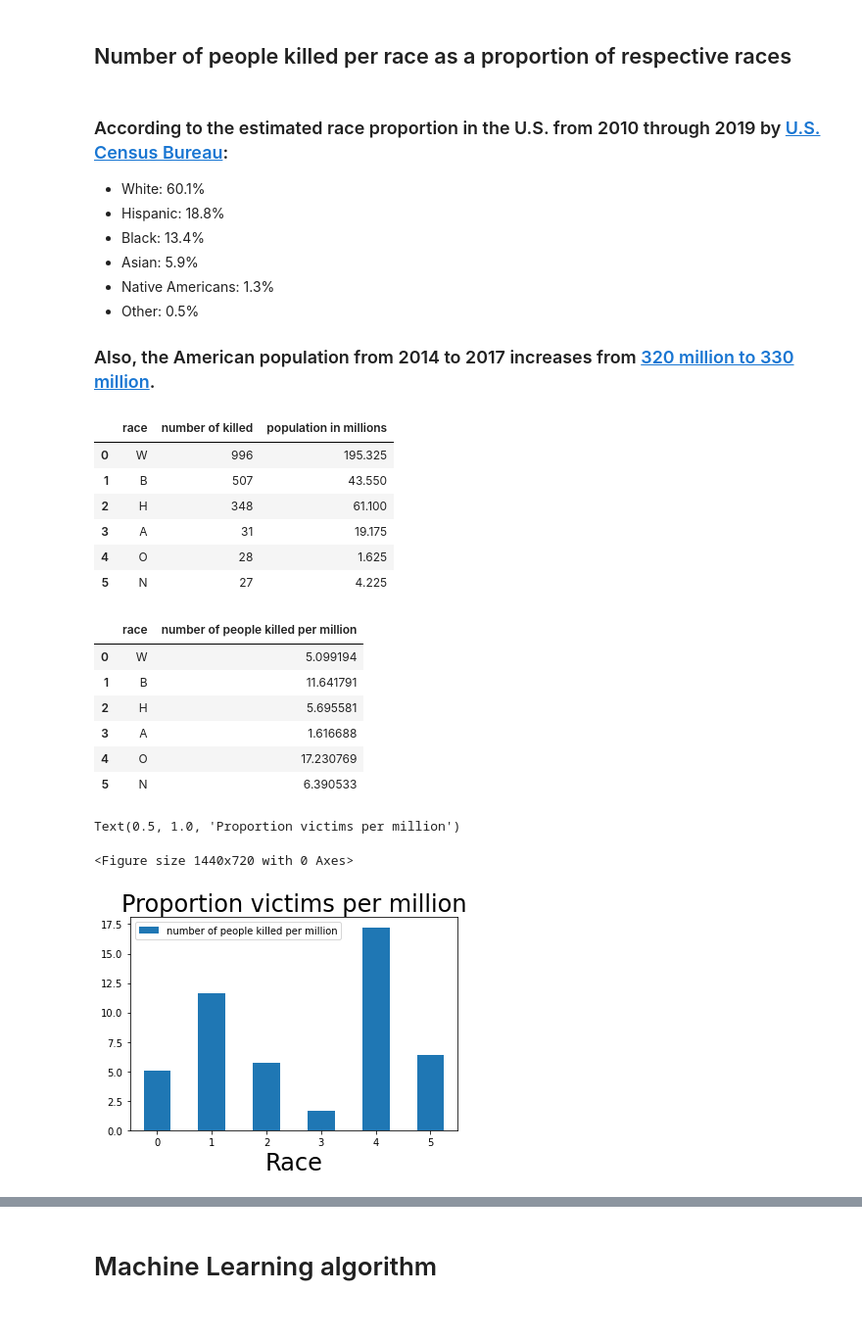
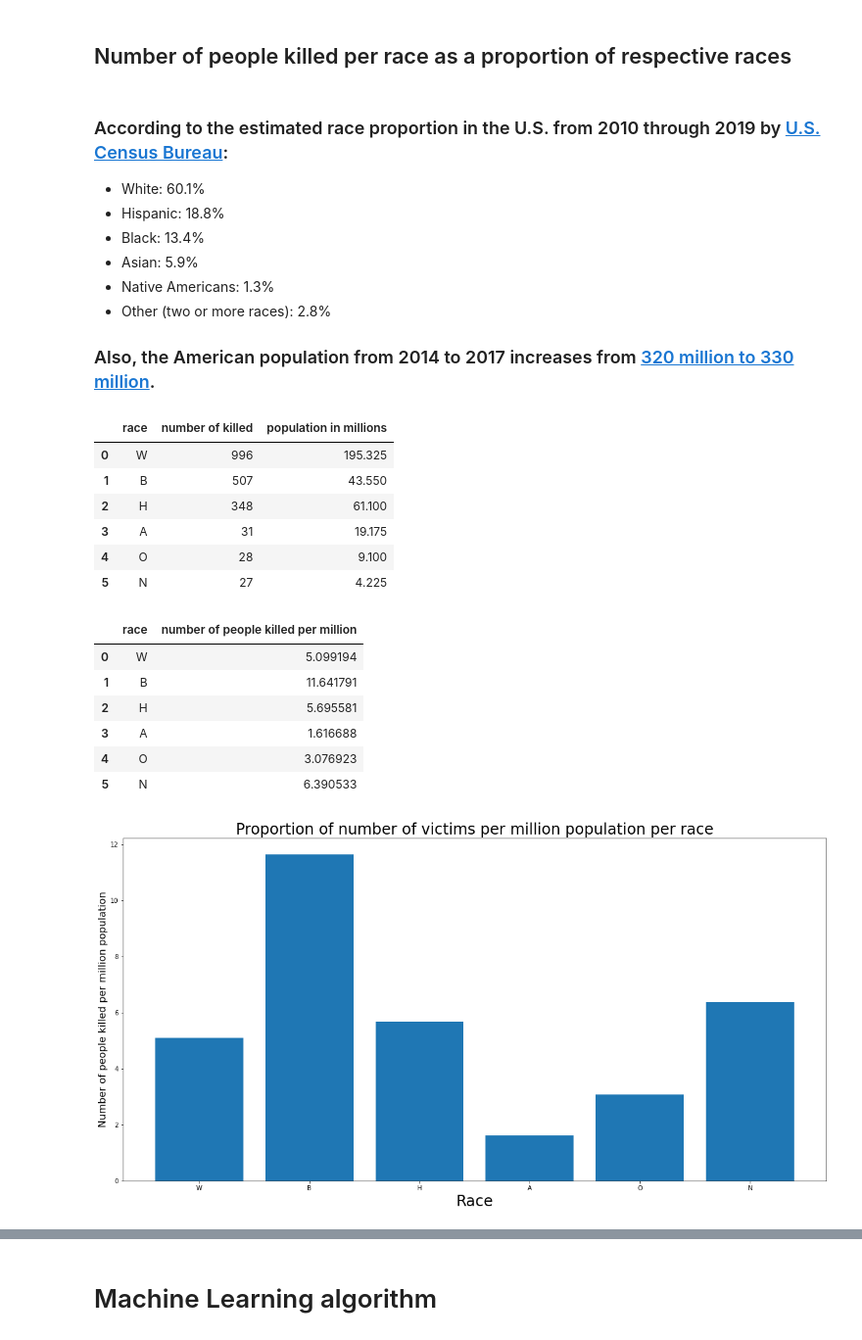
Before and after one commit to xudyang1/data_science_project, a Jupyter notebook: 05-07-update.ipynb, the cells around one changed output, grey strips where cells are left out. Shown at 98% size. Drawn from its saved outputs; the diff is of its cells as text; code cells hidden in the pictures.

Commit message:
minor changes to race bar graph with explanation

```diff
--- a/05-07-update.ipynb
+++ b/05-07-update.ipynb
@@ -747,7 +747,7 @@ Name: race, dtype: float64
 - Black: 13.4%
 - Asian: 5.9%
 - Native Americans: 1.3%
-- Other: 0.5%
+- Other (two or more races): 2.8%
 ### Also, the American population from 2014 to 2017 increases from [320 million to 330 million](https://datacommons.org/tools/timeline#&place=country/USA&statsVar=Count_Person).
 # %%
 # here, we take the median 325 million as the population constant
@@ -763,7 +763,7 @@ ap = 0.059 * p
 # native American population in millions
 np = 0.013 * p
 # other race population in millions
-op = 0.005 * p
+op = 0.028 * p
 r = ['W', 'B', 'H', 'A', 'O', 'N']
 n = train.value_counts('race').tolist()
 t = [wp,bp,hp,ap,op,np]
@@ -775,7 +775,7 @@ population
 | 1 | B | 507 | 43.550 |
 | 2 | H | 348 | 61.100 |
 | 3 | A | 31 | 19.175 |
-| 4 | O | 28 | 1.625 |
+| 4 | O | 28 | 9.100 |
 | 5 | N | 27 | 4.225 |
 # %%
 # now, we can calculate the proportion of number of victims in respective race population
@@ -787,16 +787,15 @@ proportion
 | 1 | B | 11.641791 |
 | 2 | H | 5.695581 |
 | 3 | A | 1.616688 |
-| 4 | O | 17.230769 |
+| 4 | O | 3.076923 |
 | 5 | N | 6.390533 |
 # %%
 # plot the bar graph
 plt.figure(figsize=(20,10))
-ax = proportion.plot(kind='bar', rot=0)
-ax.set_xlabel("Race", fontsize = 24)
-# ax.set_ylabel("Number of people killed per million population", fontsize = 24)
-ax.set_title('Proportion victims per million', fontsize = 24)
+plt.bar(x=proportion['race'], height=proportion['number of people killed per million'])
+plt.xlabel("Race", fontsize = 24)
+plt.ylabel("Number of people killed per million population", fontsize = 16)
+plt.title('Proportion of number of victims per million population per race', fontsize = 24)
+plt.show()
 # %% [output]
-Text(0.5, 1.0, 'Proportion victims per million')
-<Figure size 1440x720 with 0 Axes>
-[figure, old version]
+[figure, new version]
```
Also changed, not shown: parts of 5 cells of this notebook.
